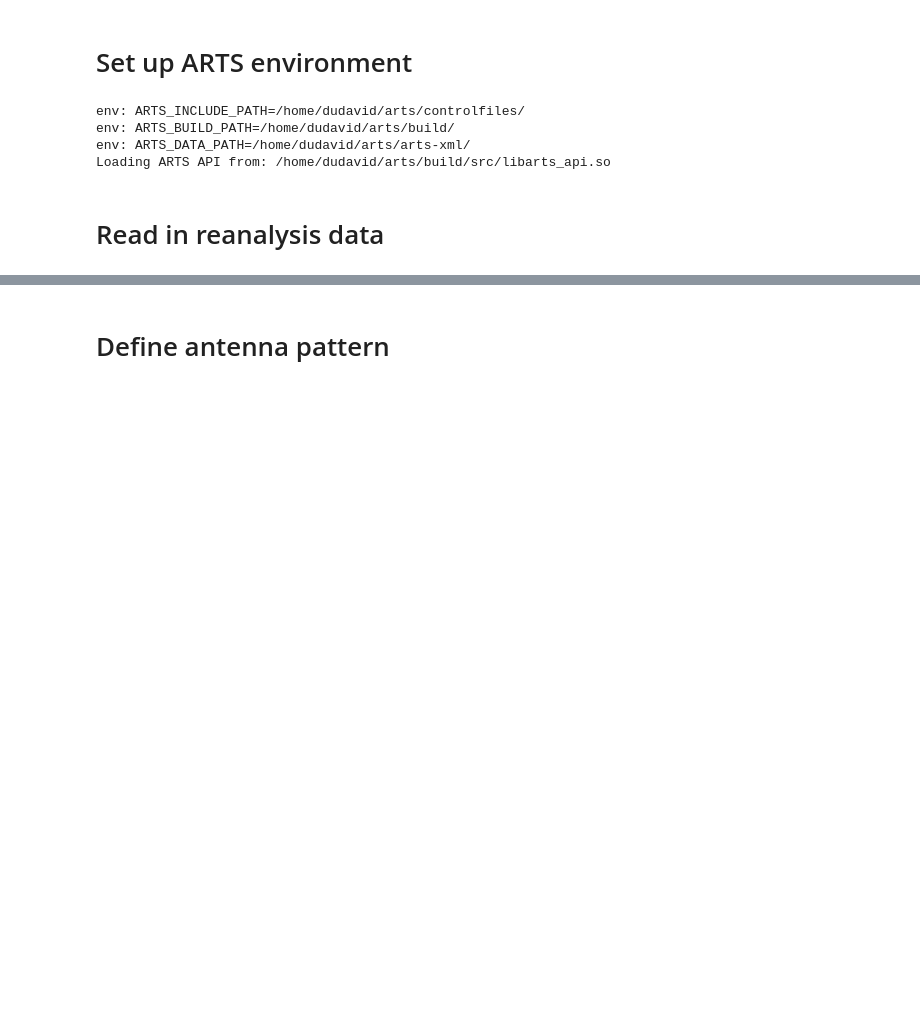
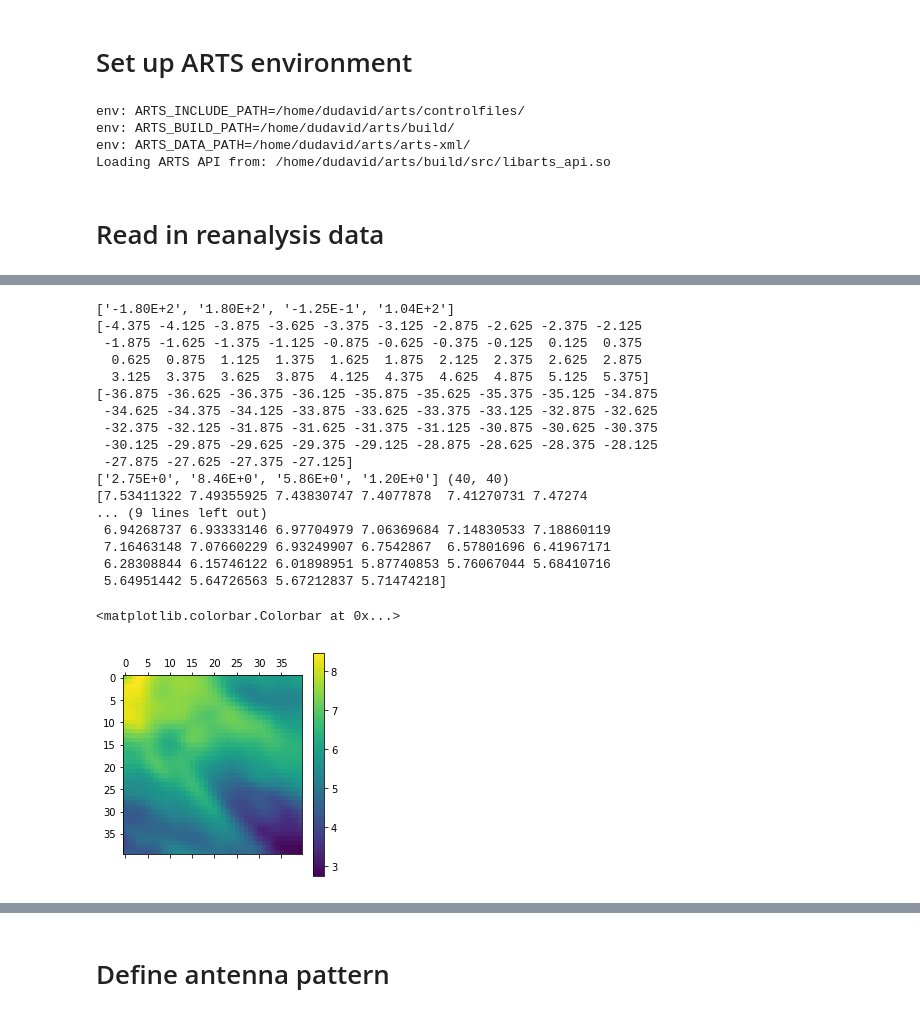
Before and after one commit to cheesetarian/amsr2_var, a Jupyter notebook: am2_mvar/retrieval_real1.ipynb, the cells around one changed output, grey strips where cells are left out. Cells and saved outputs as stored; diff of their text form; code cells hidden in the pictures; blank space fills up the shorter version.

```diff
--- a/am2_mvar/retrieval_real1.ipynb
+++ b/am2_mvar/retrieval_real1.ipynb
@@ -368,0 +384,31 @@ interpolating era5 data to ARTS grid
+# %%
+
+print(info(elo))
+print(ws.lat_grid.value)
+print(ws.lon_grid.value)
+wi_in = np.load('arrs/e5-wi_'+sgrid+'.npy')
+print(info(wi_in),wi_in.shape)
+print(wi_in[:,8])
+print(wi_in[8,:])
+plt.matshow(wi_in)
+plt.colorbar()
+# %% [output]
+['-1.80E+2', '1.80E+2', '-1.25E-1', '1.04E+2']
+[-4.375 -4.125 -3.875 -3.625 -3.375 -3.125 -2.875 -2.625 -2.375 -2.125
+ -1.875 -1.625 -1.375 -1.125 -0.875 -0.625 -0.375 -0.125  0.125  0.375
+  0.625  0.875  1.125  1.375  1.625  1.875  2.125  2.375  2.625  2.875
+  3.125  3.375  3.625  3.875  4.125  4.375  4.625  4.875  5.125  5.375]
+[-36.875 -36.625 -36.375 -36.125 -35.875 -35.625 -35.375 -35.125 -34.875
+ -34.625 -34.375 -34.125 -33.875 -33.625 -33.375 -33.125 -32.875 -32.625
+ -32.375 -32.125 -31.875 -31.625 -31.375 -31.125 -30.875 -30.625 -30.375
+ -30.125 -29.875 -29.625 -29.375 -29.125 -28.875 -28.625 -28.375 -28.125
+ -27.875 -27.625 -27.375 -27.125]
+['2.75E+0', '8.46E+0', '5.86E+0', '1.20E+0'] (40, 40)
+[7.53411322 7.49355925 7.43830747 7.4077878  7.41270731 7.47274
+... (9 lines left out)
+ 6.94268737 6.93333146 6.97704979 7.06369684 7.14830533 7.18860119
+ 7.16463148 7.07660229 6.93249907 6.7542867  6.57801696 6.41967171
+ 6.28308844 6.15746122 6.01898951 5.87740853 5.76067044 5.68410716
+ 5.64951442 5.64726563 5.67212837 5.71474218]
+<matplotlib.colorbar.Colorbar at 0x...>
+[figure, added]
```
Also changed, not shown: parts of 31 cells of this notebook.
